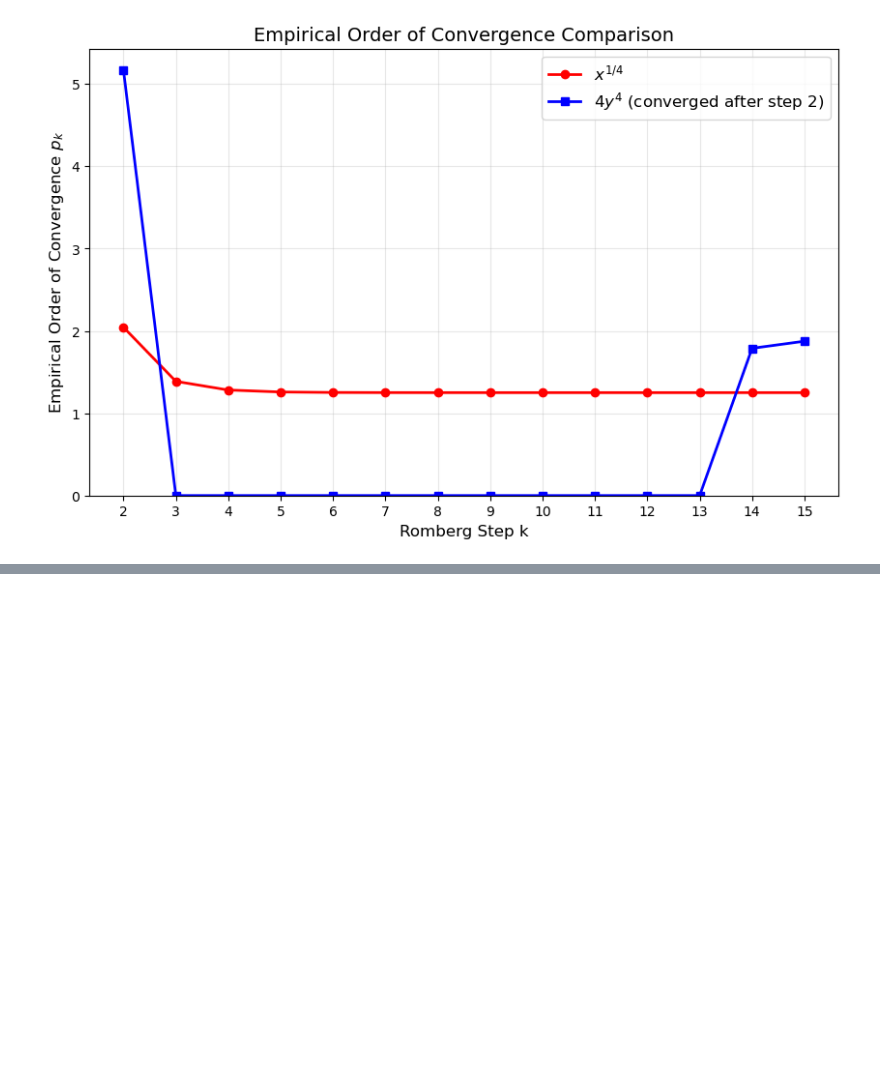
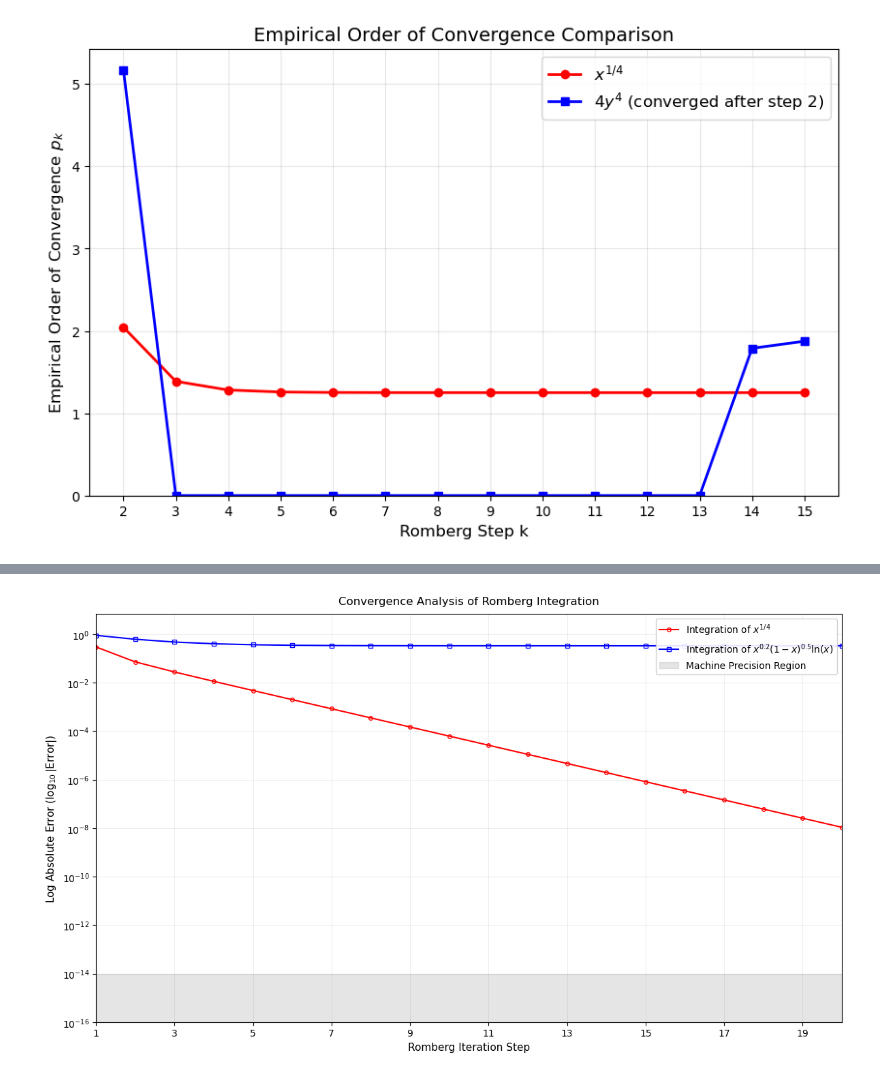
Before and after one commit to jyoutir/numerical-analysis-projects, a Jupyter notebook: final_project/final_project_2.ipynb, the cells around one changed output, grey strips where cells are left out. Cells and saved outputs as stored; diff of their text form; code cells hidden in the pictures; blank space fills up the shorter version.

```diff
--- a/final_project/final_project_2.ipynb
+++ b/final_project/final_project_2.ipynb
@@ -262,0 +467,85 @@ R[5,5]  1.99999999      1.99999999      4.59e-09
+# %%
+import numpy as np
+import matplotlib.pyplot as plt
+
+####################
+# define functions #
+####################
+
+def tfunc1(x):
+    y = x**0.25
+    return y
+
+def tfunc2(x):
+    # Handle the case where x=0 (due to ln(x)) <- i need this otherwise plotting doesnt work
+    if x < 1e-15:
+        return 0
+    return (x**0.2) * ((1-x)**0.5) * np.log(x)
+
+##############
+#  Main code #
+##############
+
+# this is just same code from above. I used new block so i dont want to mess with previous code that is already working.
+def romberg(func, a, b, n):
+    R = np.zeros((n, n))
+
+    h = b - a
+    R[0, 0] = (h / 2) * (func(a) + func(b))
+
+    print(f"R[0, 0] = {R[0, 0]:.8f}")
+
+    for i in range(1, n):
+        h /= 2
+        sum_f = 0
+        num_new_points = 2 ** (i - 1)
+        for k in range(1, num_new_points + 1):
+            x = a + (2 * k - 1) * h
+            sum_f += func(x)
+        R[i, 0] = 0.5 * R[i - 1, 0] + h * sum_f
+        for j in range(1, i + 1):
+            R[i, j] = R[i, j - 1] + (R[i, j - 1] - R[i - 1, j - 1]) / (4 ** j - 1)
+
+    return R
+
+n = 20  # 20 steps
+a1, b1 = 0, 1      # interval for both functions
+exact_value1 = 4/5  # Exact value for x^(1/4)
+exact_value2 = -0.9053482   # Exact value for x^(0.2)(1-x)^(0.5)ln(x)
+
+# Calculate Romberg tables and errors for both functions
+print("\nComputing Romberg Integration for y = x^(1/4):")
+R1 = romberg(tfunc1, a1, b1, n)
+errors1 = [abs(R1[i, i] - exact_value1) for i in range(n)]
+
+print("\nComputing Romberg Integration for y = x^(0.2)(1-x)^(0.5)ln(x):")
+R2 = romberg(tfunc2, a1, b1, n)
+errors2 = [abs(R2[i, i] - exact_value2) for i in range(n)]
+
+# Plotting
+plt.figure(figsize=(12, 7))
+steps = np.arange(1, n + 1)
+plt.semilogy(steps, errors1, 'r-', label='Integration of $x^{1/4}$',
+             linewidth=1.5, markersize=4, marker='o', markerfacecolor='none')
+plt.semilogy(steps, errors2, 'b-', label='Integration of $x^{0.2}(1-x)^{0.5}\ln(x)$',
+             linewidth=1.5, markersize=4, marker='s', markerfacecolor='none')
+
+# Add machine precision region
+plt.fill_between(steps, 1e-16, 1e-14, color='grey', alpha=0.2,
+                 label='Machine Precision Region')
+
+plt.xlabel('Romberg Iteration Step', fontsize=11)
+plt.ylabel(r'Log Absolute Error ($\log_{10}|\mathrm{Error}|$)', fontsize=11)
+plt.title('Convergence Analysis of Romberg Integration',
+          fontsize=12, pad=10)
+plt.grid(True, which='both', linestyle='-', alpha=0.2, color='grey', linewidth=0.5)
+plt.xlim(1, n)
+plt.ylim(1e-16, 7e0)
+plt.xticks(steps[::2])
+plt.legend(loc='upper right', fontsize=10, framealpha=0.9)
+plt.tight_layout()
+
+plt.savefig('final_project/figure_3.pdf',
+            bbox_inches='tight', dpi=300, format='pdf')
+plt.show()
+# %% [output]
@@ -262,0 +557 @@ R[5,5]  1.99999999      1.99999999      4.59e-09
+[figure, added]
```
Also changed, not shown: parts of 10 cells of this notebook, 7 other files.
